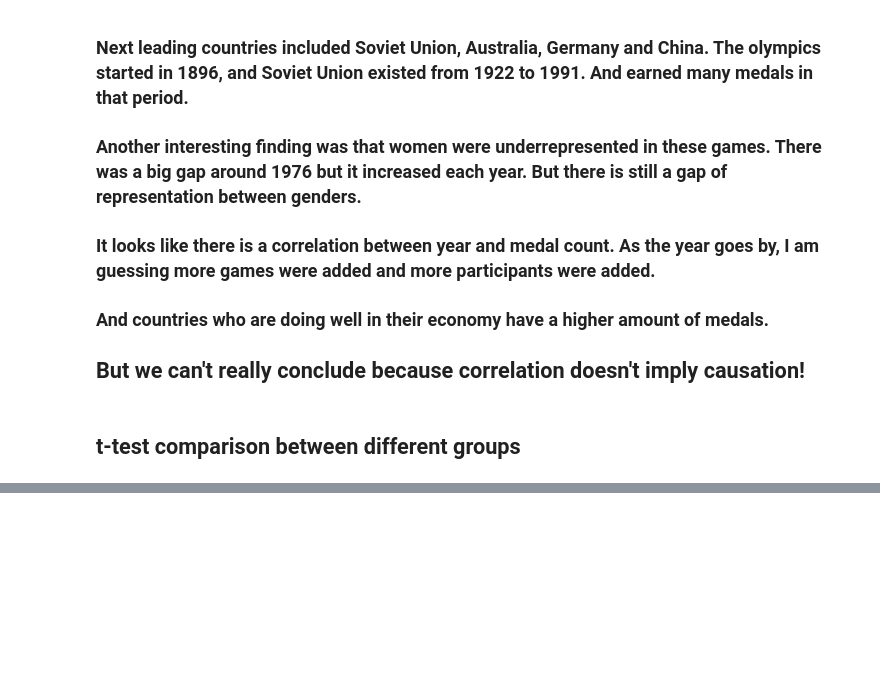
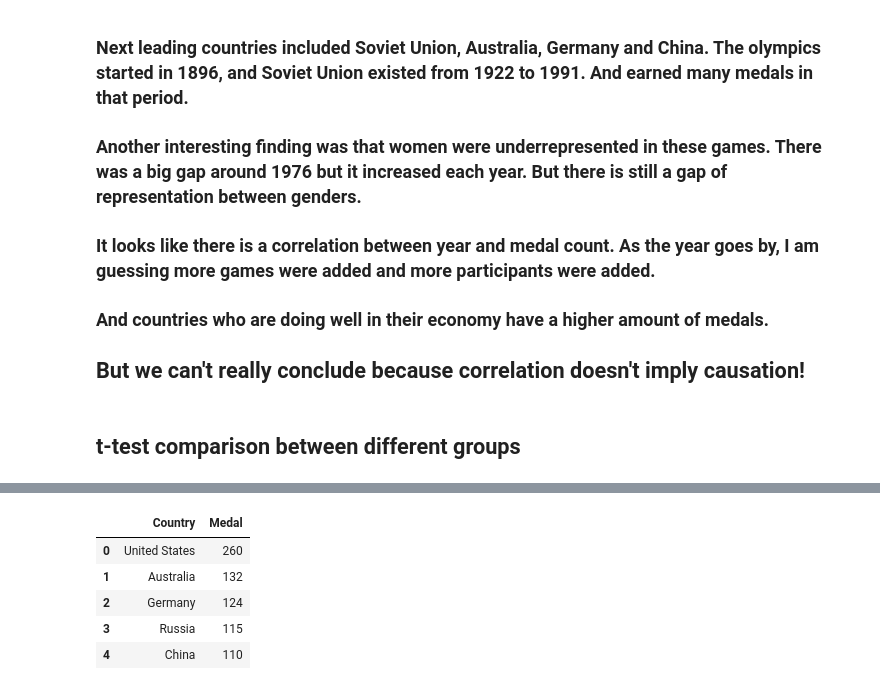
Before and after one commit to liyaSileshi/Summer-Olympics, a Jupyter notebook: notebooks/olympics.ipynb, the cells around one changed output, grey strips where cells are left out. Saved outputs shown, nothing was run; the diff lists cells and outputs as text; code cells hidden in the pictures; blank space fills up the shorter version.

```diff
--- a/notebooks/olympics.ipynb
+++ b/notebooks/olympics.ipynb
@@ -498,0 +510,13 @@ df.head()
+# %%
+#use groupby on the new dataframe and obtain count of medals for each country
+y96 = pd.DataFrame(y1996.groupby(['Country'])['Medal'].count().sort_values(ascending = False)).reset_index()
+# %%
+from scipy import stats
+y96.head()
+# %% [output]
+|  | Country | Medal |
+| 0 | United States | 260 |
+| 1 | Australia | 132 |
+| 2 | Germany | 124 |
+| 3 | Russia | 115 |
+| 4 | China | 110 |
```
Also changed, not shown: parts of 6 cells of this notebook.
